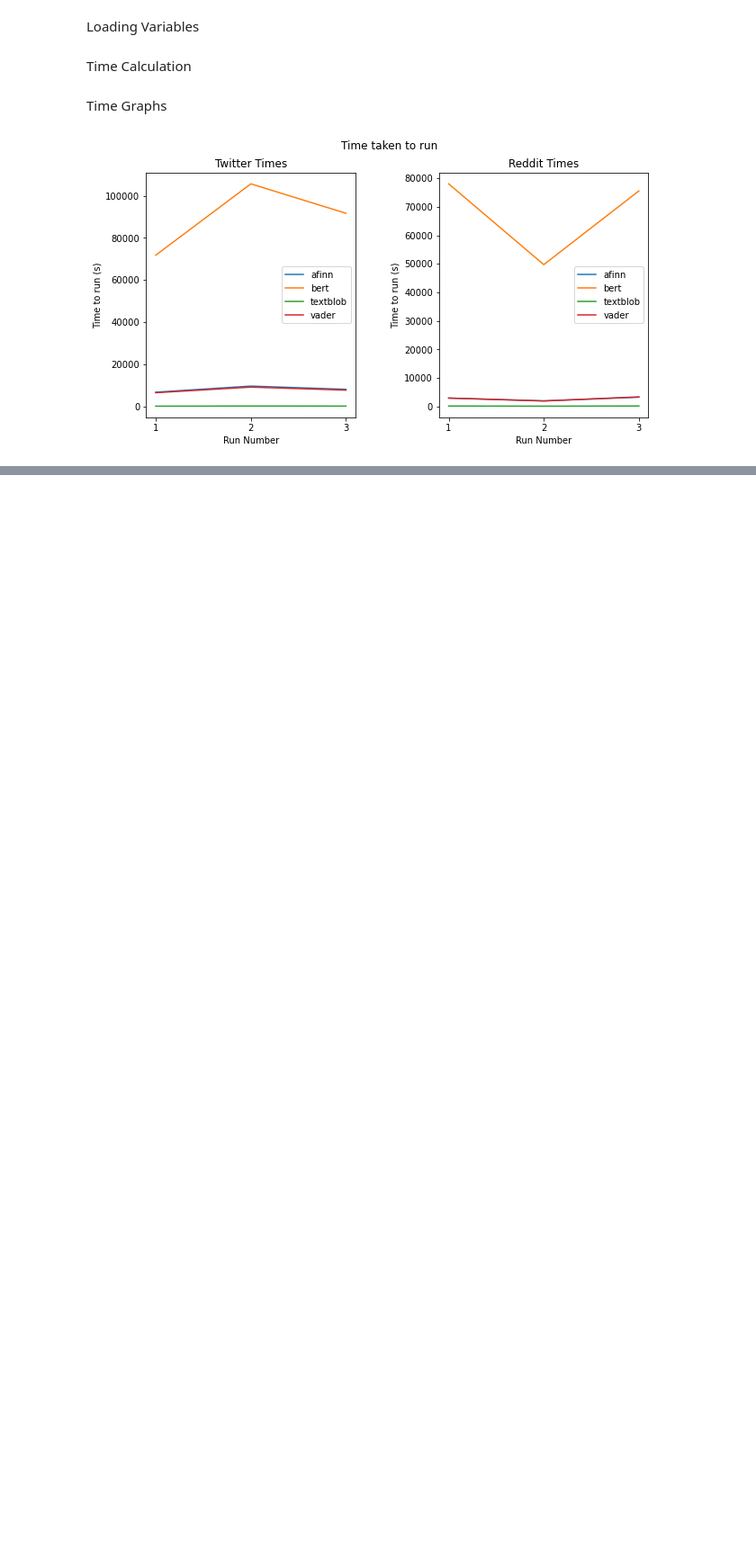
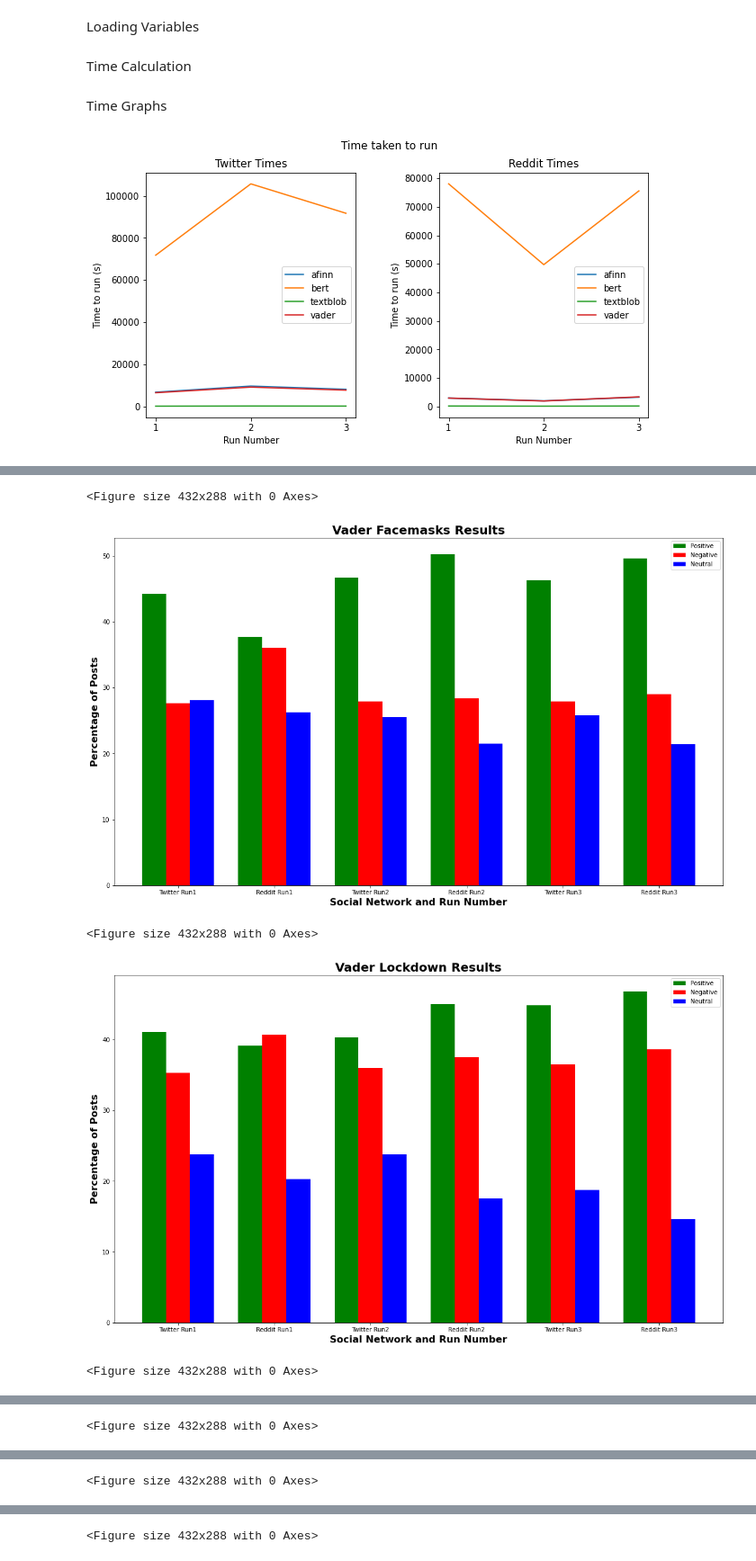
Before and after one commit to craigd00/topic-sentiment-across-sn, a Jupyter notebook: src/sentiment_analysis.ipynb, the cells around one changed output, grey strips where cells are left out. Shown: that part at 90% size. Cells and saved outputs as stored; diff of their text form; code cells hidden in the pictures; blank space fills up the shorter version.

```diff
--- a/src/sentiment_analysis.ipynb
+++ b/src/sentiment_analysis.ipynb
@@ -19,0 +80,8 @@ graph_time(twitter_times, reddit_times, "sentiment_graphs/time_taken.png")
+# %%
+get_library_results(twitter_vars, reddit_vars, "vader")
+# %% [output]
+<Figure size 432x288 with 0 Axes>
+[figure, added]
+<Figure size 432x288 with 0 Axes>
+[figure, added]
+<Figure size 432x288 with 0 Axes>
@@ -19,0 +89 @@ graph_time(twitter_times, reddit_times, "sentiment_graphs/time_taken.png")
+<Figure size 432x288 with 0 Axes>
@@ -19,0 +91 @@ graph_time(twitter_times, reddit_times, "sentiment_graphs/time_taken.png")
+<Figure size 432x288 with 0 Axes>
@@ -19,0 +93 @@ graph_time(twitter_times, reddit_times, "sentiment_graphs/time_taken.png")
+<Figure size 432x288 with 0 Axes>
```
Also changed, not shown: parts of 9 cells of this notebook, 29 other files.
